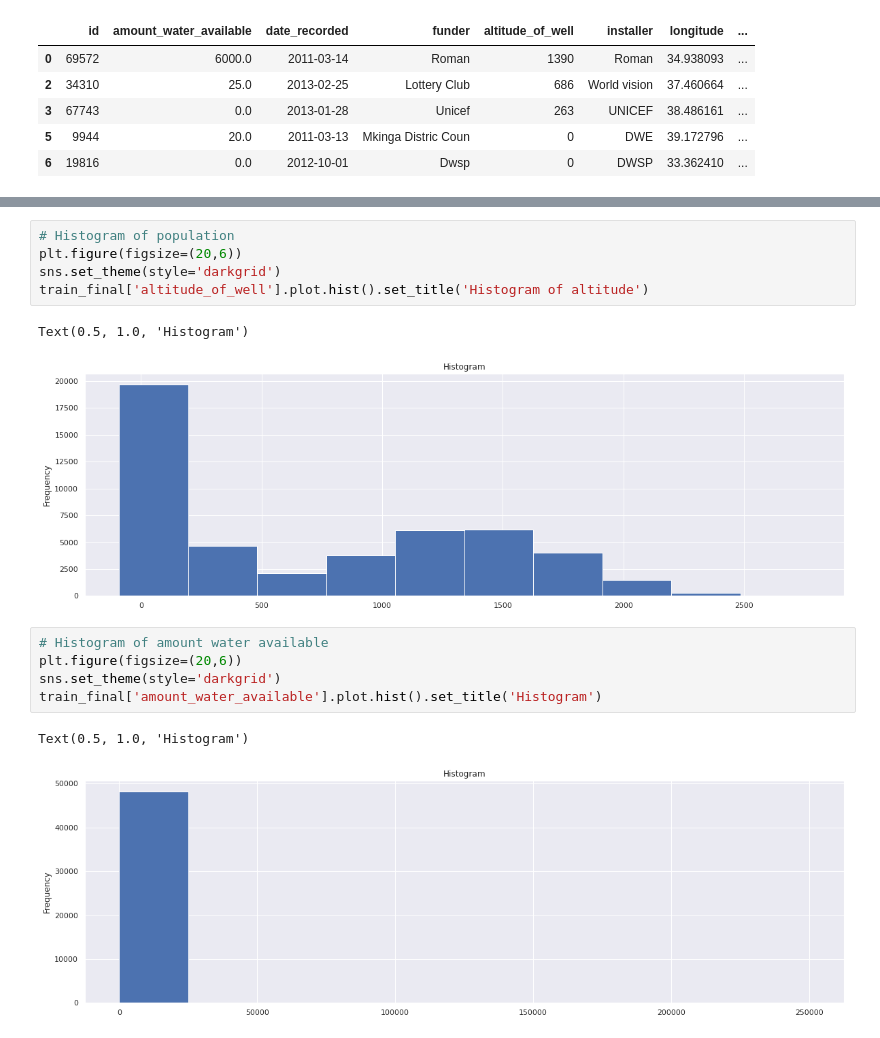
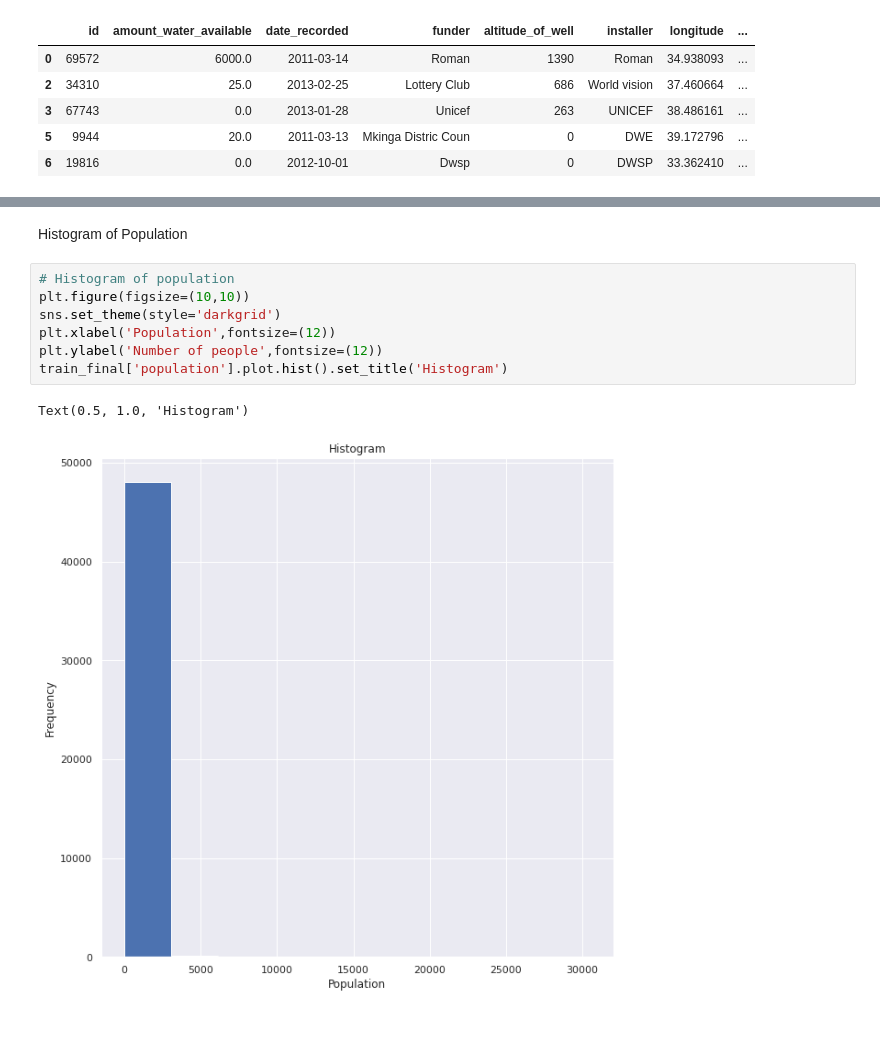
Before and after one commit to njonge-nathan/Capstone-Data-Mining-the-Water-Table.ipynb, a Jupyter notebook: Capstone_Data_Mining_the_Water_Table.ipynb, the cells around one changed output, grey strips where cells are left out. Saved outputs shown, nothing was run; the diff lists cells and outputs as text.

Commit message:
Histograms

```diff
--- a/Capstone_Data_Mining_the_Water_Table.ipynb
+++ b/Capstone_Data_Mining_the_Water_Table.ipynb
@@ -430,16 +454,12 @@ train_final.head(5)
+# %% [markdown]
+Histogram of Population
 # %%
 # Histogram of population
-plt.figure(figsize=(20,6))
+plt.figure(figsize=(10,10))
 sns.set_theme(style='darkgrid')
-train_final['altitude_of_well'].plot.hist().set_title('Histogram of altitude')
+plt.xlabel('Population',fontsize=(12))
+plt.ylabel('Number of people',fontsize=(12))
+train_final['population'].plot.hist().set_title('Histogram')
 # %% [output]
 Text(0.5, 1.0, 'Histogram')
-[figure, old version]
+[figure, new version]
-# %%
-# Histogram of amount water available
-plt.figure(figsize=(20,6))
-sns.set_theme(style='darkgrid')
-train_final['amount_water_available'].plot.hist().set_title('Histogram')
-# %% [output]
-Text(0.5, 1.0, 'Histogram')
-[figure, removed]
```
Also changed, not shown: parts of 7 cells of this notebook.
